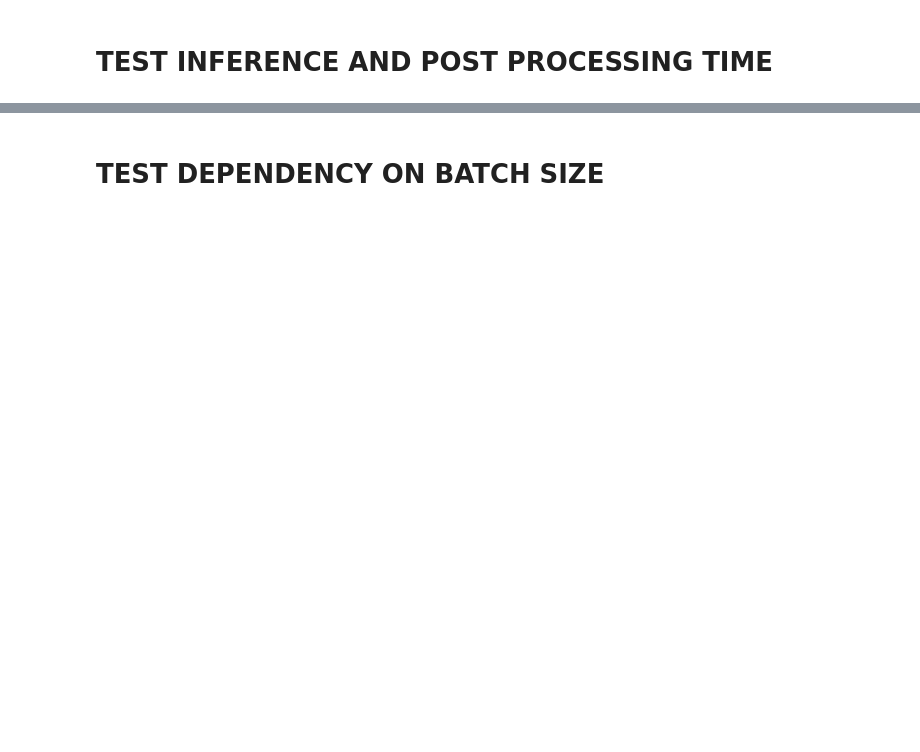
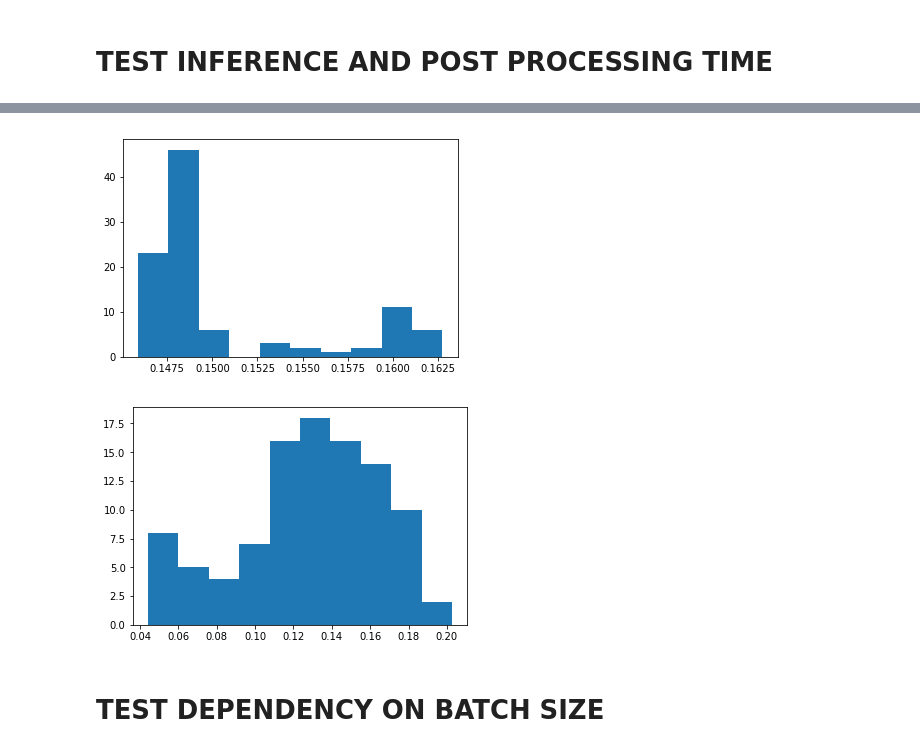
Before and after one commit to jr0th/segmentation, a Jupyter notebook: experiments/timing/time_measurement.ipynb, the cells around one changed output, grey strips where cells are left out. Cells and saved outputs as stored; diff of their text form; code cells hidden in the pictures; blank space fills up the shorter version.

```diff
--- a/experiments/timing/time_measurement.ipynb
+++ b/experiments/timing/time_measurement.ipynb
@@ -134,3 +165,12 @@ print('Mean time for inference: ', np.mean(time_pp))
+# %%
+plt.hist(time_inf)
+plt.show()
+
+plt.hist(time_pp)
+plt.show()
+# %% [output]
+[figure, added]
+[figure, added]
 # %% [markdown]
 # TEST DEPENDENCY ON BATCH SIZE
 # %%
```
Also changed, not shown: parts of 7 cells of this notebook, 6 other files.
